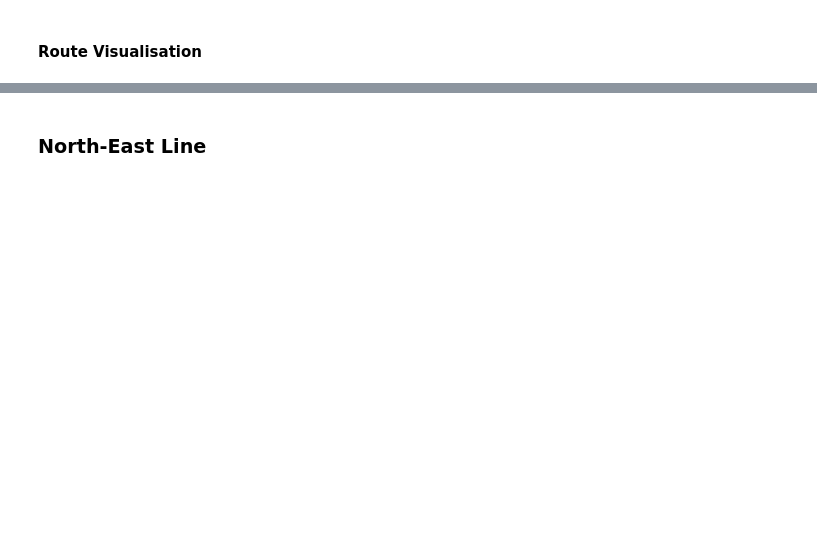
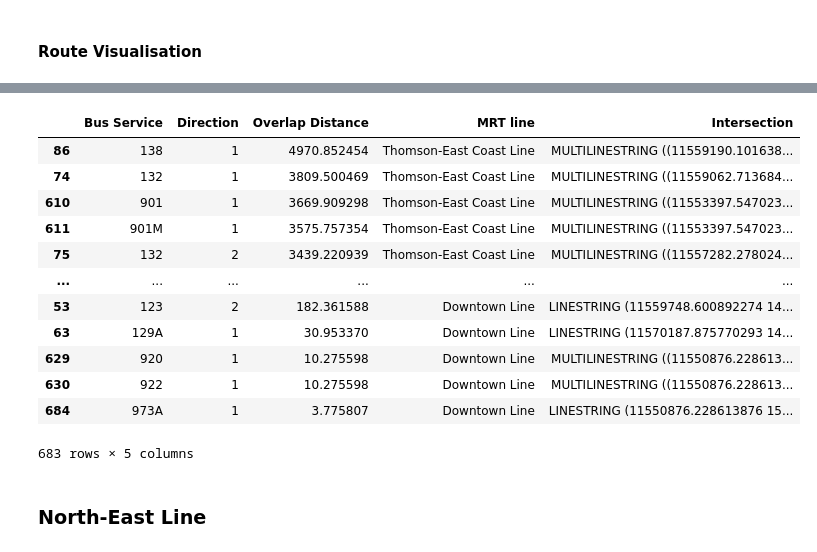
Before and after one commit to Yutingggggggg/dsa4264_geospatial, a Jupyter notebook: workingfiles/overlap_distance.ipynb, the cells around one changed output, grey strips where cells are left out. Saved outputs shown, nothing was run; the diff lists cells and outputs as text; code cells hidden in the pictures; blank space fills up the shorter version.

```diff
--- a/workingfiles/overlap_distance.ipynb
+++ b/workingfiles/overlap_distance.ipynb
@@ -98,7 +159,7 @@ from shapely.geometry import mapping
 from shapely.geometry import LineString
 
 # ordered list of station coordinates
-TEL_stations_gdf['coordinates'] = TEL_stations_gdf['geometry'].centroid
+TEL_stations_gdf['coordinates'] = TEL_stations_gdf['geometry_y'].centroid
 TEL_stations_gdf
 
 # create a linestring for the  route
@@ -223,7 +333,7 @@ import geopandas
 from shapely.geometry import mapping
 from shapely.geometry import LineString
 # ordered list of  station coordinates
-DTL_stations_gdf['coordinates'] = DTL_stations_gdf['geometry'].centroid
+DTL_stations_gdf['coordinates'] = DTL_stations_gdf['geometry_y'].centroid
 DTL_stations_gdf
 
 # create a linestring for the route
@@ -282,6 +408,20 @@ bus_routes_overlap_DTL
 # %%
-bus_routes_overlap = pd.concat([bus_routes_overlap, bus_routes_overlap_DTL, axis = 0)
+bus_routes_overlap = pd.concat([bus_routes_overlap, bus_routes_overlap_DTL], axis = 0)
 bus_routes_overlap
+# %% [output]
+|  | Bus Service | Direction | Overlap Distance | MRT line | Intersection |
+| 86 | 138 | 1 | 4970.852454 | Thomson-East Coast Line | MULTILINESTRING ((11559190.101638... |
+| 74 | 132 | 1 | 3809.500469 | Thomson-East Coast Line | MULTILINESTRING ((11559062.713684... |
+| 610 | 901 | 1 | 3669.909298 | Thomson-East Coast Line | MULTILINESTRING ((11553397.547023... |
+| 611 | 901M | 1 | 3575.757354 | Thomson-East Coast Line | MULTILINESTRING ((11553397.547023... |
+| 75 | 132 | 2 | 3439.220939 | Thomson-East Coast Line | MULTILINESTRING ((11557282.278024... |
+| ... | ... | ... | ... | ... | ... |
+| 53 | 123 | 2 | 182.361588 | Downtown Line | LINESTRING (11559748.600892274 14... |
+| 63 | 129A | 1 | 30.953370 | Downtown Line | LINESTRING (11570187.875770293 14... |
+| 629 | 920 | 1 | 10.275598 | Downtown Line | MULTILINESTRING ((11550876.228613... |
+| 630 | 922 | 1 | 10.275598 | Downtown Line | MULTILINESTRING ((11550876.228613... |
+| 684 | 973A | 1 | 3.775807 | Downtown Line | LINESTRING (11550876.228613876 15... |
+683 rows × 5 columns
 # %% [markdown]
 ### North-East Line
 # %%
```
Also changed, not shown: parts of 31 cells of this notebook.
